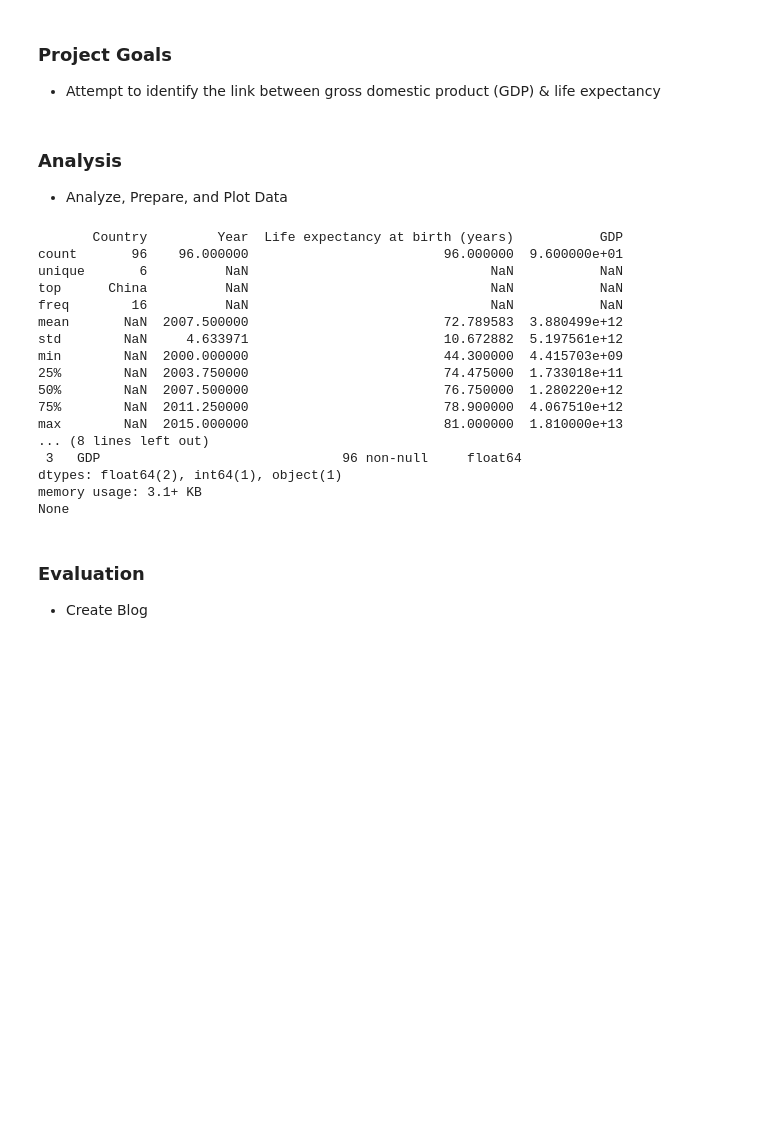
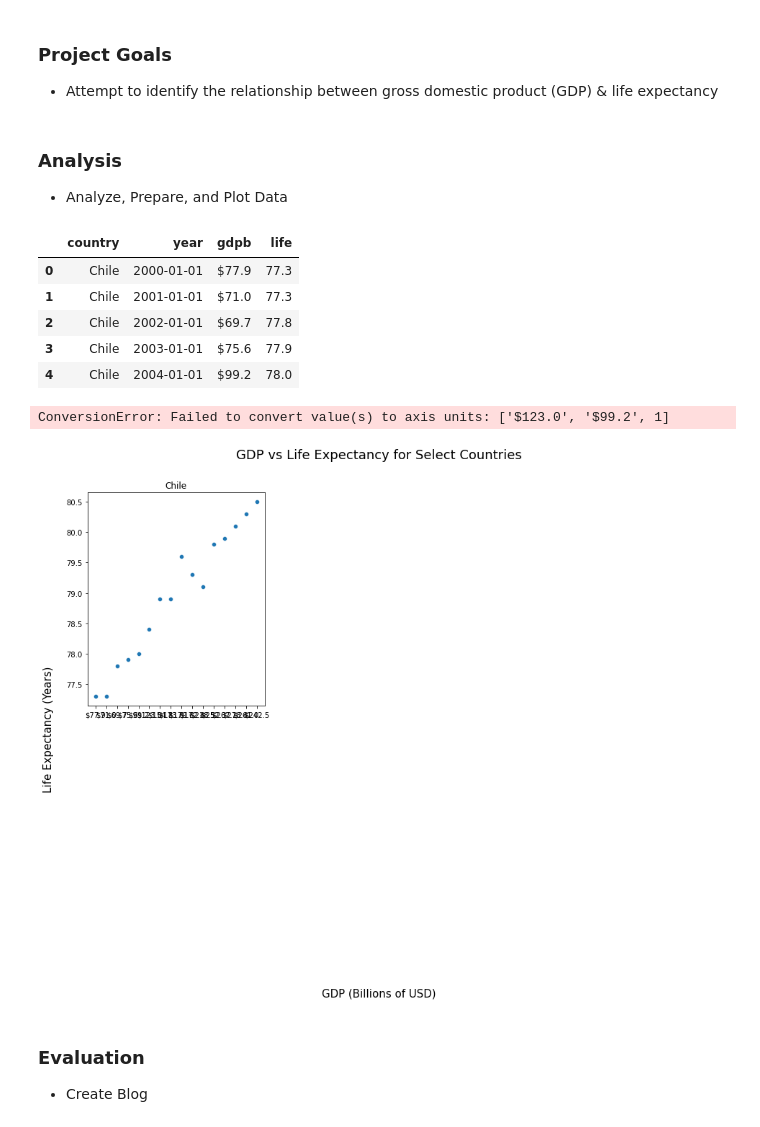
Before and after one commit to lightlySkewed/GDP-Life-Expectancy, a Jupyter notebook: life_expectancy_gdp.ipynb, the cells around one changed output. Cells and saved outputs as stored; diff of their text form; code cells hidden in the pictures; blank space fills up the shorter version.

Commit message:
plotted but not formatted charts

```diff
--- a/life_expectancy_gdp.ipynb
+++ b/life_expectancy_gdp.ipynb
@@ -1,6 +1,6 @@
 # %% [markdown]
 ### Project Goals
-- Attempt to identify the link between gross domestic product (GDP) & life expectancy
+- Attempt to identify the relationship between gross domestic product (GDP) & life expectancy
 # %% [markdown]
 ### Analysis
 - Analyze, Prepare, and Plot Data
@@ -17,31 +17,23 @@ import seaborn as sns
 gdp_life_expectancy = pd.read_csv('all_data.csv')
 
 # explore dataset
-print(gdp_life_expectancy.describe(include= 'all'))
-print(gdp_life_expectancy.info())
-gdp_life_expectancy.head()
+# print(gdp_life_expectancy.describe(include= 'all'))
+# print(gdp_life_expectancy.info())
+# gdp_life_expectancy.head()
 
 # prepare data
 
-# format data to appropriate type
-gdp_life_expectancy['Country'] = gdp_life_expectancy['Country'].astype(str)
-gdp_life_expectancy['Year'] = gdp_life_expectancy['Year'].astype(str).astype('datetime64')
-gdp_life_expectancy['GDP'] = gdp_life_expectancy['GDP'].apply(lambda x: f"${x:,.0f}")
+# format data to appropriate type and column names
+gdp_life_expectancy['country'] = gdp_life_expectancy['Country'].astype(str)
+gdp_life_expectancy['year'] = gdp_life_expectancy['Year'].astype(str).astype('datetime64')
+gdp_life_expectancy['gdpb'] = gdp_life_expectancy['GDP'].apply(lambda x: f"${x/1000000000:,.1f}")
+gdp_life_expectancy['life'] = gdp_life_expectancy['Life expectancy at birth (years)']
+gdp_life_expectancy.drop(columns= ['Country', 'Year', 'Life expectancy at birth (years)', 'GDP'], inplace= True)
+gdp_life_expectancy.head()
 # %% [output]
-       Country         Year  Life expectancy at birth (years)           GDP
-count       96    96.000000                         96.000000  9.600000e+01
-unique       6          NaN                               NaN           NaN
-top      China          NaN                               NaN           NaN
-freq        16          NaN                               NaN           NaN
-mean       NaN  2007.500000                         72.789583  3.880499e+12
-std        NaN     4.633971                         10.672882  5.197561e+12
-min        NaN  2000.000000                         44.300000  4.415703e+09
-25%        NaN  2003.750000                         74.475000  1.733018e+11
-50%        NaN  2007.500000                         76.750000  1.280220e+12
-75%        NaN  2011.250000                         78.900000  4.067510e+12
-max        NaN  2015.000000                         81.000000  1.810000e+13
-... (8 lines left out)
- 3   GDP                               96 non-null     float64
-dtypes: float64(2), int64(1), object(1)
-memory usage: 3.1+ KB
-None
+|  | country | year | gdpb | life |
+| 0 | Chile | 2000-01-01 | $77.9 | 77.3 |
+| 1 | Chile | 2001-01-01 | $71.0 | 77.3 |
+| 2 | Chile | 2002-01-01 | $69.7 | 77.8 |
+| 3 | Chile | 2003-01-01 | $75.6 | 77.9 |
+| 4 | Chile | 2004-01-01 | $99.2 | 78.0 |
@@ -50,3 +40,38 @@ None
+# %%
+# plot data
+countries = gdp_life_expectancy.country.unique()
+
+fig = plt.figure(figsize=(15, 12))
+# plt.subplots_adjust(hspace=0.5)
+plt.suptitle("GDP vs Life Expectancy for Select Countries", fontsize=18, y=0.95)
+fig.text(0.075,0.5, 'Life Expectancy (Years)', ha="center", va="center", rotation=90, fontsize=15)
+fig.text(0.5,0.075, 'GDP (Billions of USD)', ha="center", va="center", fontsize=15)
+
+# loop through the length of countries and keep track of index
+for n, country in enumerate(countries):
+    # add a new subplot iteratively
+    ax = plt.subplot(2, 3, n + 1)
+
+    # filter df and plot country on the new subplot axis
+    gdpb = gdp_life_expectancy['gdpb'][gdp_life_expectancy['country'] == country]
+    life = gdp_life_expectancy['life'][gdp_life_expectancy['country'] == country]
+    min_coun_gdpb = np.min(gdpb)
+    max_coun_gdpb = np.max(gdpb)
+    min_coun_life = np.min(life)
+    max_coun_life = np.max(life)
+
+    sns.scatterplot(x= gdpb, y= life, ax=ax)
+
+    # chart formatting
+    ax.set_title(country.title())
+    ax.set_xlabel('')
+    ax.set_ylabel('')
+    ax.set_xticks([min_coun_gdpb, max_coun_gdpb, 1])
+    ax.set_yticks([min_coun_life, max_coun_life])
+    ax.set_xticklabels(ax.get_xticks(), rotation = -45)
+# %% [output]
+ConversionError: Failed to convert value(s) to axis units: ['$123.0', '$99.2', 1]
+[figure, added]
 # %% [markdown]
 ### Evaluation
 - Create Blog
```
Also changed, not shown: parts of 1 cell of this notebook.
